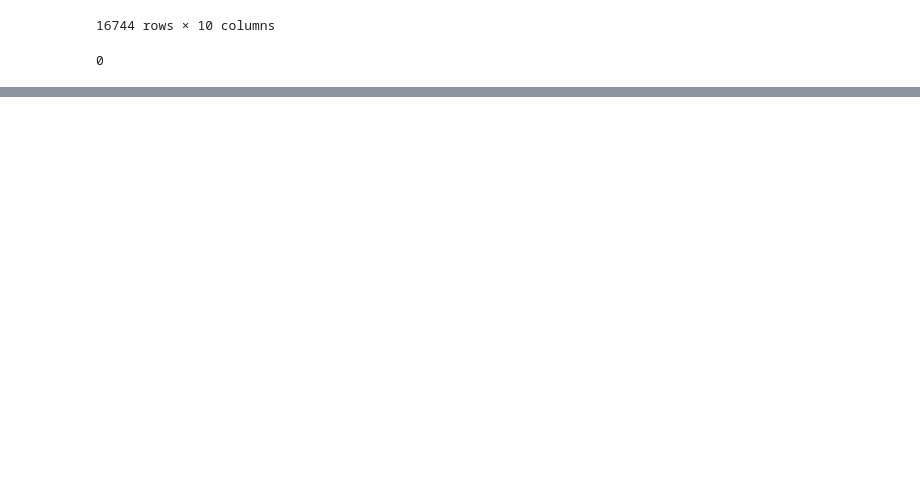
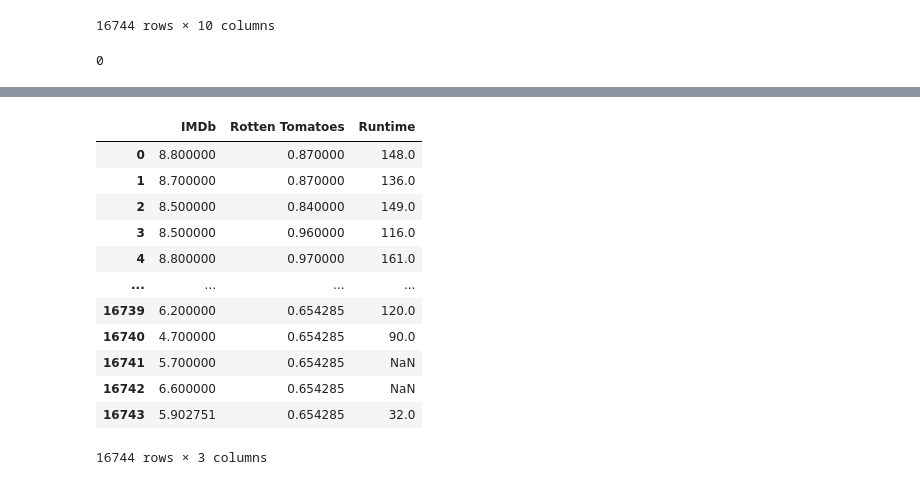
Before and after one commit to jupyterel/my_python_activity, a Jupyter notebook: 2.1.10 Canopy Practical Activity.ipynb, the cells around one changed output, grey strips where cells are left out. Cells and saved outputs as stored; diff of their text form; code cells hidden in the pictures; blank space fills up the shorter version.

```diff
--- a/2.1.10 Canopy Practical Activity.ipynb
+++ b/2.1.10 Canopy Practical Activity.ipynb
@@ -272,0 +346,18 @@ films['Rotten Tomatoes'].isnull().sum()
+# %%
+films_new_2['IMDb'].fillna(films['IMDb'].mean(), inplace=True)
+
+films_new_2.select_dtypes('number')
+# %% [output]
+|  | IMDb | Rotten Tomatoes | Runtime |
+| 0 | 8.800000 | 0.870000 | 148.0 |
+| 1 | 8.700000 | 0.870000 | 136.0 |
+| 2 | 8.500000 | 0.840000 | 149.0 |
+| 3 | 8.500000 | 0.960000 | 116.0 |
+| 4 | 8.800000 | 0.970000 | 161.0 |
+| ... | ... | ... | ... |
+| 16739 | 6.200000 | 0.654285 | 120.0 |
+| 16740 | 4.700000 | 0.654285 | 90.0 |
+| 16741 | 5.700000 | 0.654285 | NaN |
+| 16742 | 6.600000 | 0.654285 | NaN |
+| 16743 | 5.902751 | 0.654285 | 32.0 |
+16744 rows × 3 columns
```
Also changed, not shown: parts of 10 cells of this notebook.
